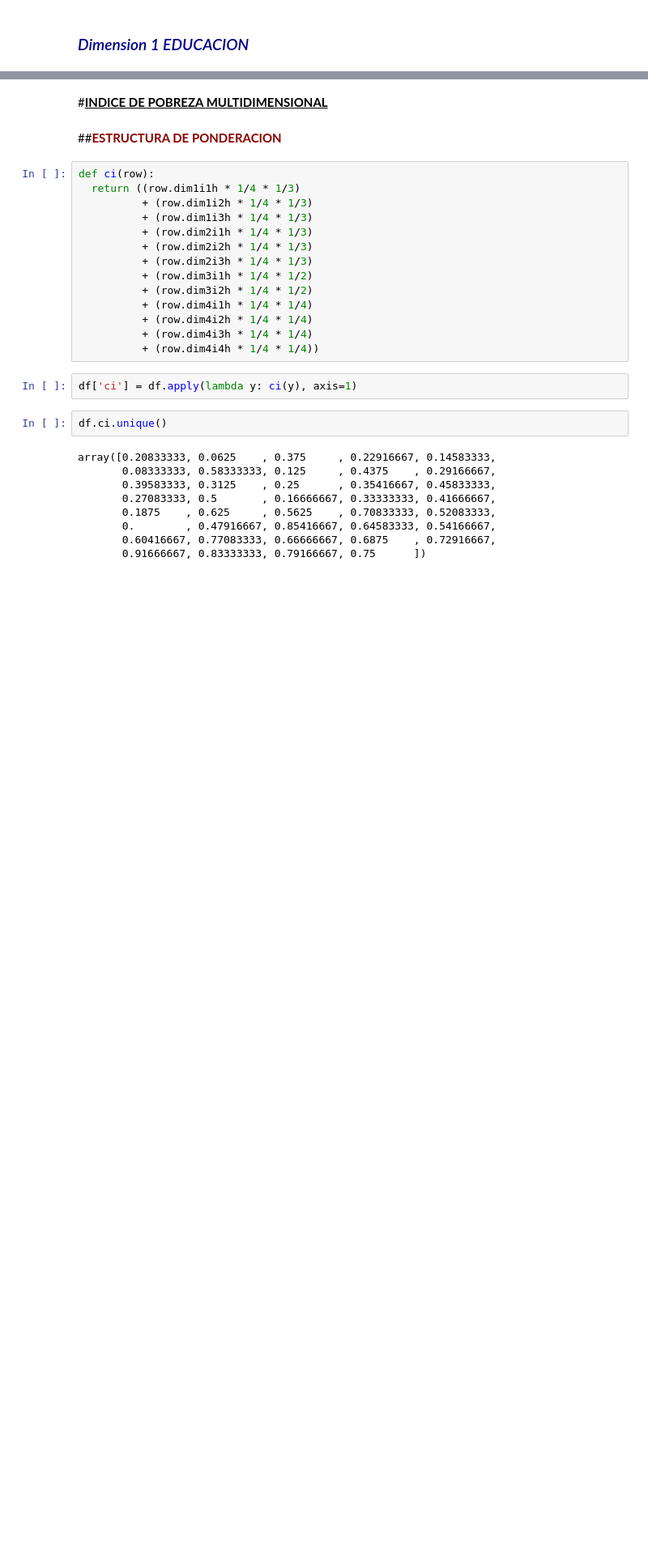
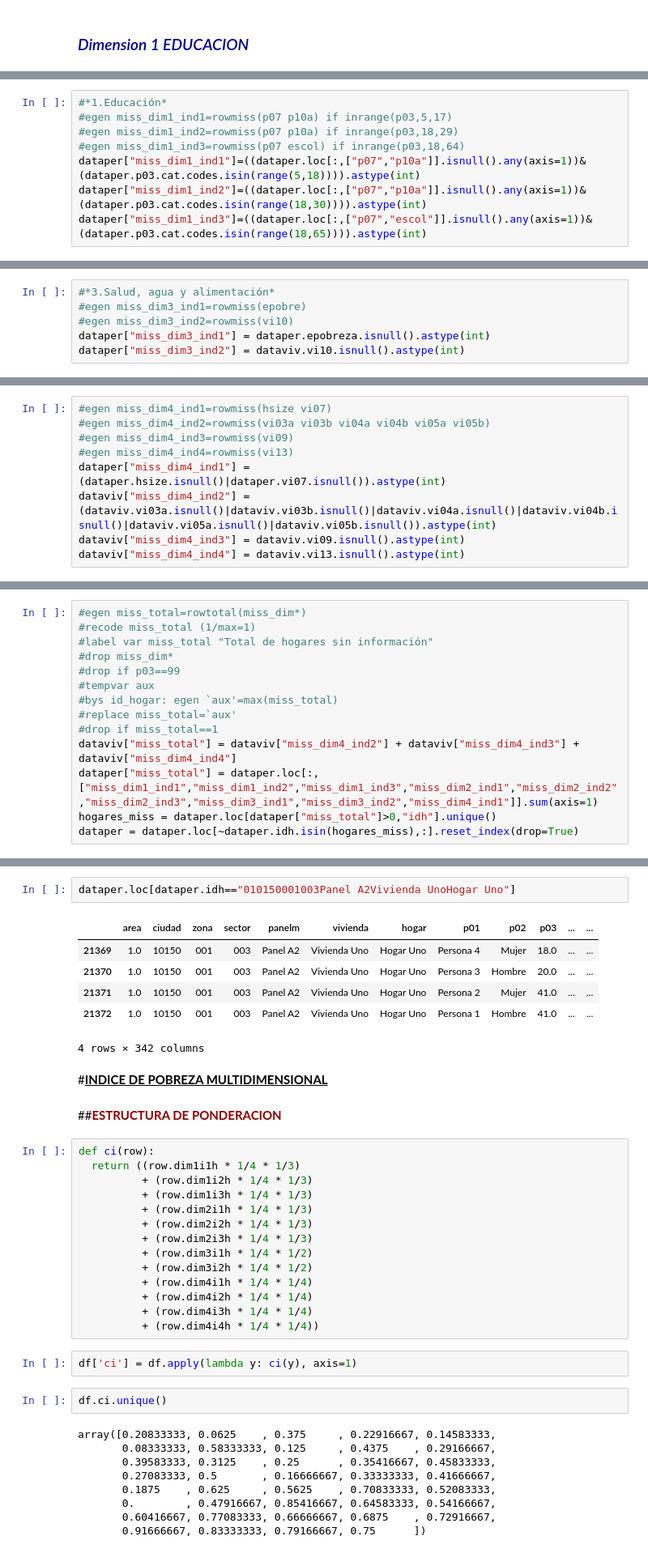
Before and after one commit to eduardocruz888/nses, a Jupyter notebook: notebooks/IPM - Copy.ipynb, the cells around one changed output, grey strips where cells are left out. Shown at 81% size. Saved outputs shown, nothing was run; the diff lists cells and outputs as text; blank space fills up the shorter version.

```diff
--- a/notebooks/IPM - Copy.ipynb
+++ b/notebooks/IPM - Copy.ipynb
@@ -844,0 +788,8 @@ df['dim4i4h'] = df.groupby('idh')['dim4i4'].transform('max')
+# %%
+#*1.Educación*
+#egen miss_dim1_ind1=rowmiss(p07 p10a) if inrange(p03,5,17)
+#egen miss_dim1_ind2=rowmiss(p07 p10a) if inrange(p03,18,29)
+#egen miss_dim1_ind3=rowmiss(p07 escol) if inrange(p03,18,64)
+dataper["miss_dim1_ind1"]=((dataper.loc[:,["p07","p10a"]].isnull().any(axis=1))&(dataper.p03.cat.codes.isin(range(5,18)))).astype(int)
+dataper["miss_dim1_ind2"]=((dataper.loc[:,["p07","p10a"]].isnull().any(axis=1))&(dataper.p03.cat.codes.isin(range(18,30)))).astype(int)
+dataper["miss_dim1_ind3"]=((dataper.loc[:,["p07","escol"]].isnull().any(axis=1))&(dataper.p03.cat.codes.isin(range(18,65)))).astype(int)
@@ -844,0 +841,6 @@ df['dim4i4h'] = df.groupby('idh')['dim4i4'].transform('max')
+# %%
+#*3.Salud, agua y alimentación*
+#egen miss_dim3_ind1=rowmiss(epobre)
+#egen miss_dim3_ind2=rowmiss(vi10)
+dataper["miss_dim3_ind1"] = dataper.epobreza.isnull().astype(int)
+dataper["miss_dim3_ind2"] = dataviv.vi10.isnull().astype(int)
@@ -844,0 +858,9 @@ df['dim4i4h'] = df.groupby('idh')['dim4i4'].transform('max')
+# %%
+#egen miss_dim4_ind1=rowmiss(hsize vi07)
+#egen miss_dim4_ind2=rowmiss(vi03a vi03b vi04a vi04b vi05a vi05b)
+#egen miss_dim4_ind3=rowmiss(vi09)
+#egen miss_dim4_ind4=rowmiss(vi13)
+dataper["miss_dim4_ind1"] = (dataper.hsize.isnull()|dataper.vi07.isnull()).astype(int)
+dataviv["miss_dim4_ind2"] = (dataviv.vi03a.isnull()|dataviv.vi03b.isnull()|dataviv.vi04a.isnull()|dataviv.vi04b.isnull()|dataviv.vi05a.isnull()|dataviv.vi05b.isnull()).astype(int)
+dataviv["miss_dim4_ind3"] = dataviv.vi09.isnull().astype(int)
+dataviv["miss_dim4_ind4"] = dataviv.vi13.isnull().astype(int)
@@ -844,0 +887,14 @@ df['dim4i4h'] = df.groupby('idh')['dim4i4'].transform('max')
+# %%
+#egen miss_total=rowtotal(miss_dim*)
+#recode miss_total (1/max=1)
+#label var miss_total "Total de hogares sin información"
+#drop miss_dim*
+#drop if p03==99
+#tempvar aux
+#bys id_hogar: egen `aux'=max(miss_total)
+#replace miss_total=`aux'
+#drop if miss_total==1
+dataviv["miss_total"] = dataviv["miss_dim4_ind2"] + dataviv["miss_dim4_ind3"] + dataviv["miss_dim4_ind4"]
+dataper["miss_total"] = dataper.loc[:,["miss_dim1_ind1","miss_dim1_ind2","miss_dim1_ind3","miss_dim2_ind1","miss_dim2_ind2","miss_dim2_ind3","miss_dim3_ind1","miss_dim3_ind2","miss_dim4_ind1"]].sum(axis=1)
+hogares_miss = dataper.loc[dataper["miss_total"]>0,"idh"].unique()
+dataper = dataper.loc[~dataper.idh.isin(hogares_miss),:].reset_index(drop=True)
@@ -845,3 +923,12 @@ df['dim4i4h'] = df.groupby('idh')['dim4i4'].transform('max')
+# %%
+dataper.loc[dataper.idh=="010150001003Panel A2Vivienda UnoHogar Uno"]
+# %% [output]
+|  | area | ciudad | zona | sector | panelm | vivienda | hogar | p01 | p02 | p03 | ... | ... |
+| 21369 | 1.0 | 10150 | 001 | 003 | Panel A2 | Vivienda Uno | Hogar Uno | Persona 4 | Mujer | 18.0 | ... | ... |
+| 21370 | 1.0 | 10150 | 001 | 003 | Panel A2 | Vivienda Uno | Hogar Uno | Persona 3 | Hombre | 20.0 | ... | ... |
+| 21371 | 1.0 | 10150 | 001 | 003 | Panel A2 | Vivienda Uno | Hogar Uno | Persona 2 | Mujer | 41.0 | ... | ... |
+| 21372 | 1.0 | 10150 | 001 | 003 | Panel A2 | Vivienda Uno | Hogar Uno | Persona 1 | Hombre | 41.0 | ... | ... |
+4 rows × 342 columns
 # %% [markdown]
 #<u><b>INDICE DE POBREZA MULTIDIMENSIONAL
 # %% [markdown]
```
Also changed, not shown: parts of 253 cells of this notebook.
